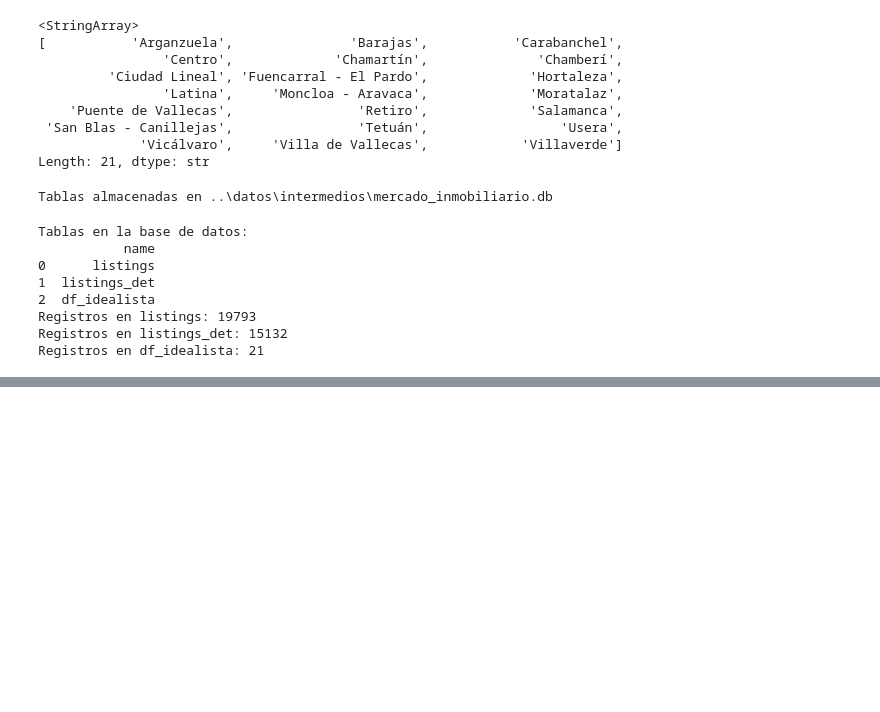
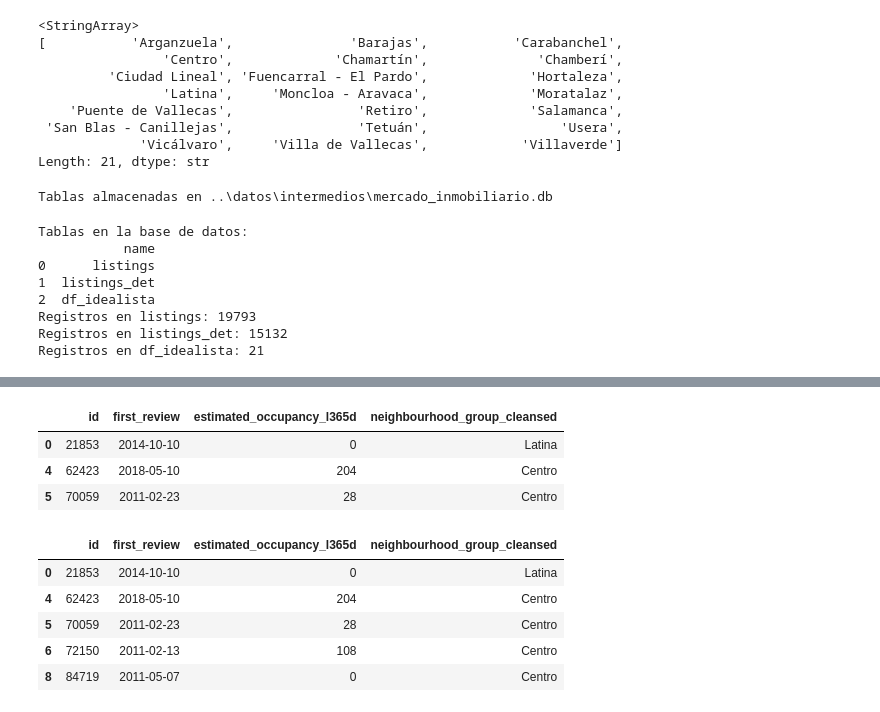
Before and after one commit to jordipsans/madrid-tourist-rental-opportunity-analysis, a Jupyter notebook: notebooks/01_ImportacionDatos.ipynb, the cells around one changed output, grey strips where cells are left out. Drawn from its saved outputs; the diff is of its cells as text; code cells hidden in the pictures; blank space fills up the shorter version.

```diff
--- a/notebooks/01_ImportacionDatos.ipynb
+++ b/notebooks/01_ImportacionDatos.ipynb
@@ -598,0 +613,13 @@ Registros en df_idealista: 21
+# %%
+listings2_det = listings2_det[(listings2_det['price'] >= 20) & (listings2_det['price'] <= 1000)]
+#eliminar registros con espacio para mas de 8 personas
+listings2_det = listings2_det[listings2_det.accommodates <= 8]
+#eliminar registros con mas de 5 baños
+listings2_det = listings2_det[listings2_det.bathrooms <= 5]
+#eliminar registros con espacio para mas de 5 habitaciones
+listings2_det = listings2_det[listings2_det.bedrooms <= 5]
+#eliminar registros con espacio para mas de 6 camas
+listings2_det = listings2_det[listings2_det.beds <= 6]
+# %%
+listings2_det = listings2_det[['id','first_review','estimated_occupancy_l365d','neighbourhood_group_cleansed']]
+listings2_det.info()
@@ -598,0 +638,11 @@ Registros en df_idealista: 21
+# %%
+listings2_det['first_review'] = pd.to_datetime(
+    listings2_det['first_review'],
+    errors='coerce')
+
+listings2_det.head(3)
+# %% [output]
+|  | id | first_review | estimated_occupancy_l365d | neighbourhood_group_cleansed |
+| 0 | 21853 | 2014-10-10 | 0 | Latina |
+| 4 | 62423 | 2018-05-10 | 204 | Centro |
+| 5 | 70059 | 2011-02-23 | 28 | Centro |
@@ -598,0 +652,10 @@ Registros en df_idealista: 21
+# %%
+listings3_det = listings3_det[listings3_det['first_review'] < '2025-02-01']
+listings3_det.head()
+# %% [output]
+|  | id | first_review | estimated_occupancy_l365d | neighbourhood_group_cleansed |
+| 0 | 21853 | 2014-10-10 | 0 | Latina |
+| 4 | 62423 | 2018-05-10 | 204 | Centro |
+| 5 | 70059 | 2011-02-23 | 28 | Centro |
+| 6 | 72150 | 2011-02-13 | 108 | Centro |
+| 8 | 84719 | 2011-05-07 | 0 | Centro |
```
Also changed, not shown: parts of 14 cells of this notebook, 1 other file.
